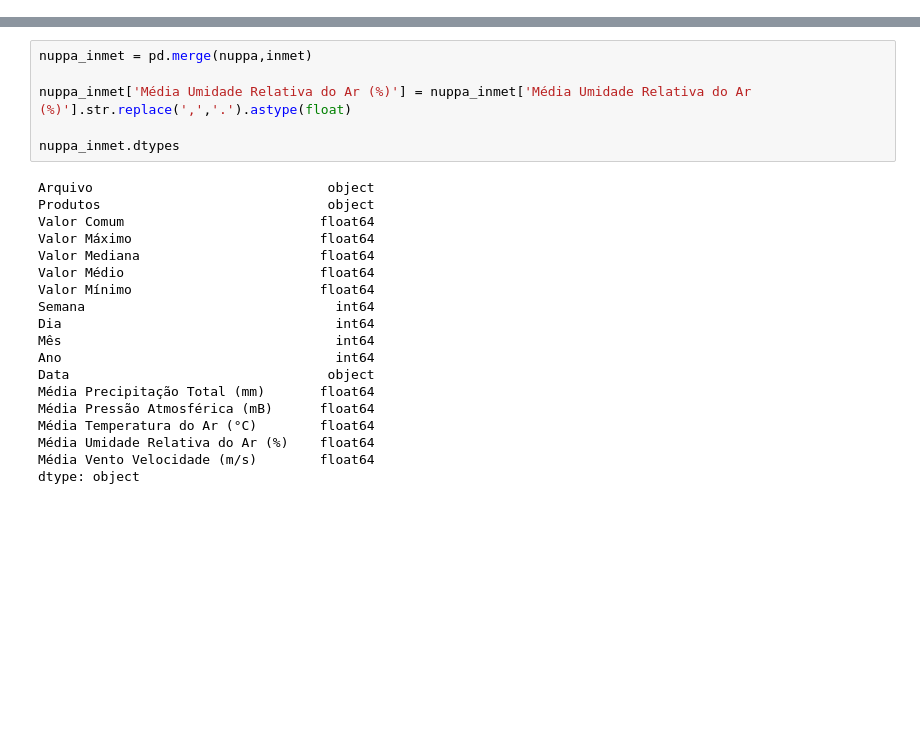
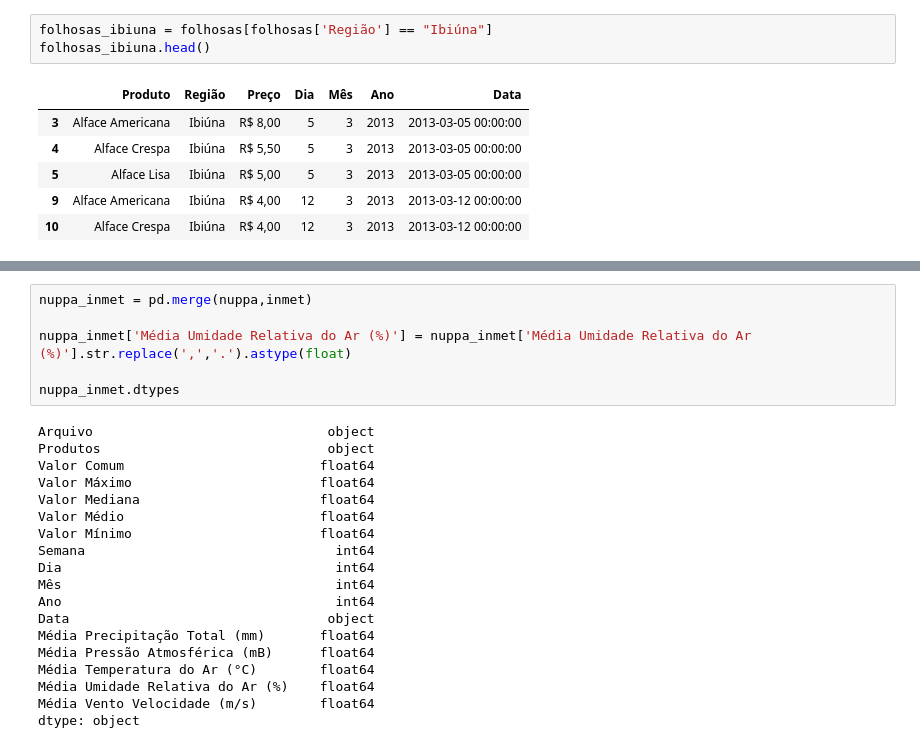
Before and after one commit to caioypaulino/TG-AnaliseDados, a Jupyter notebook: NUPPA.ipynb, the cells around one changed output, grey strips where cells are left out. Saved outputs shown, nothing was run; the diff lists cells and outputs as text; blank space fills up the shorter version.

```diff
--- a/NUPPA.ipynb
+++ b/NUPPA.ipynb
@@ -15 +28,11 @@ nuppa.head()
+# %%
+folhosas_ibiuna = folhosas[folhosas['Região'] == "Ibiúna"]
+folhosas_ibiuna.head()
+# %% [output]
+|  | Produto | Região | Preço | Dia | Mês | Ano | Data |
+| 3 | Alface Americana | Ibiúna | R$ 8,00 | 5 | 3 | 2013 | 2013-03-05 00:00:00 |
+| 4 | Alface Crespa | Ibiúna | R$ 5,50 | 5 | 3 | 2013 | 2013-03-05 00:00:00 |
+| 5 | Alface Lisa | Ibiúna | R$ 5,00 | 5 | 3 | 2013 | 2013-03-05 00:00:00 |
+| 9 | Alface Americana | Ibiúna | R$ 4,00 | 12 | 3 | 2013 | 2013-03-12 00:00:00 |
+| 10 | Alface Crespa | Ibiúna | R$ 4,00 | 12 | 3 | 2013 | 2013-03-12 00:00:00 |
 # %%
```
Also changed, not shown: parts of 8 cells of this notebook, 18 other files.
